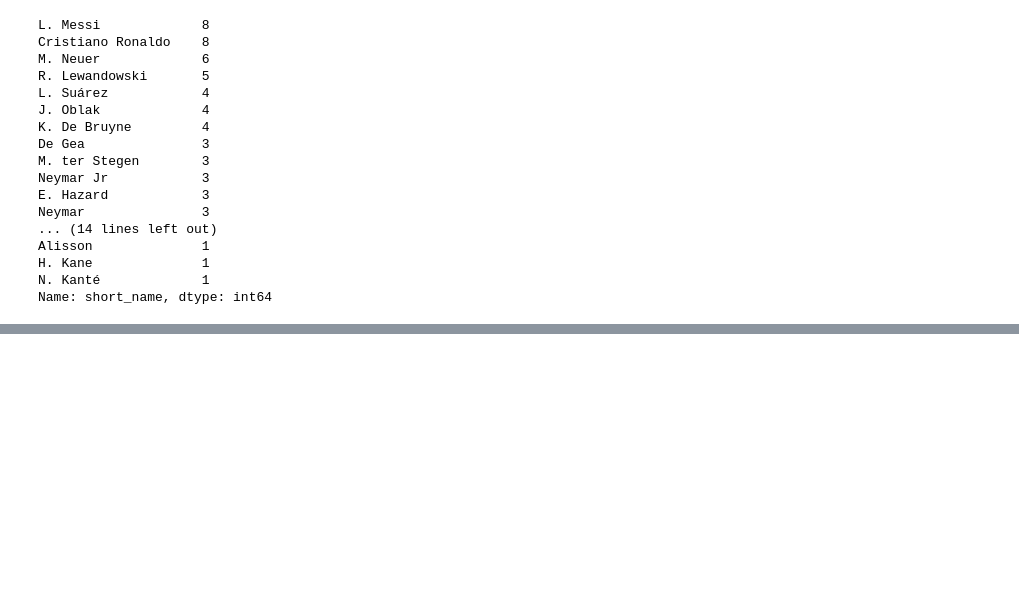
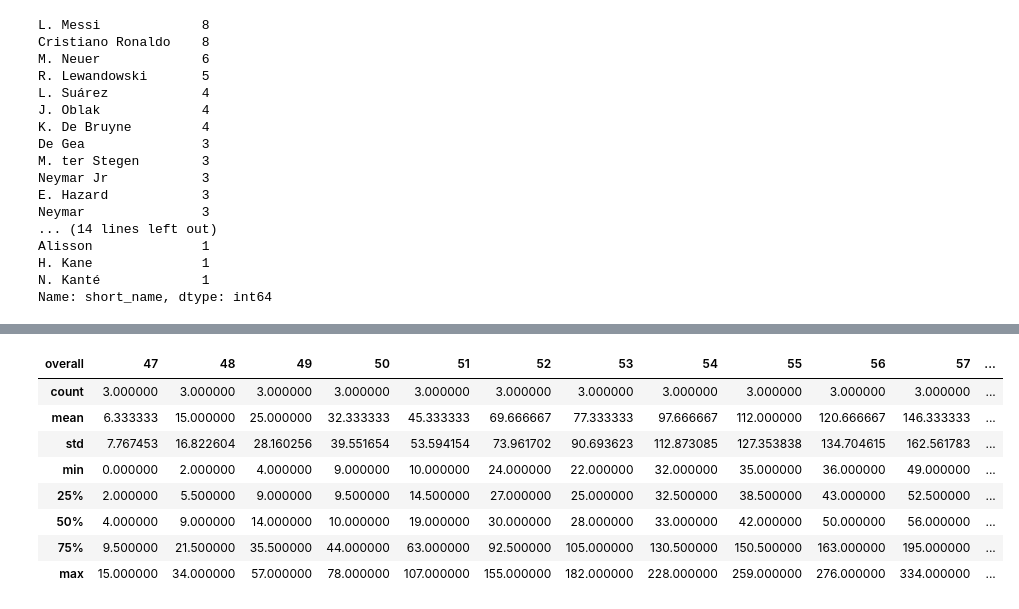
Before and after one commit to kurosakiaduma/fifa_case_study, a Jupyter notebook: fifa_datasets.ipynb, the cells around one changed output, grey strips where cells are left out. Cells and saved outputs as stored; diff of their text form; code cells hidden in the pictures; blank space fills up the shorter version.

```diff
--- a/Untitled.ipynb
+++ b/fifa_datasets.ipynb
@@ -174,0 +235,12 @@ desc_top = pd.cut(top2['overall'], bins=4)
+# %%
+pd.crosstab(players22df.height_rating, players22df.overall).describe()
+# %% [output]
+| overall | 47 | 48 | 49 | 50 | 51 | 52 | 53 | 54 | 55 | 56 | 57 | ... |
+| count | 3.000000 | 3.000000 | 3.000000 | 3.000000 | 3.000000 | 3.000000 | 3.000000 | 3.000000 | 3.000000 | 3.000000 | 3.000000 | ... |
+| mean | 6.333333 | 15.000000 | 25.000000 | 32.333333 | 45.333333 | 69.666667 | 77.333333 | 97.666667 | 112.000000 | 120.666667 | 146.333333 | ... |
+| std | 7.767453 | 16.822604 | 28.160256 | 39.551654 | 53.594154 | 73.961702 | 90.693623 | 112.873085 | 127.353838 | 134.704615 | 162.561783 | ... |
+| min | 0.000000 | 2.000000 | 4.000000 | 9.000000 | 10.000000 | 24.000000 | 22.000000 | 32.000000 | 35.000000 | 36.000000 | 49.000000 | ... |
+| 25% | 2.000000 | 5.500000 | 9.000000 | 9.500000 | 14.500000 | 27.000000 | 25.000000 | 32.500000 | 38.500000 | 43.000000 | 52.500000 | ... |
+| 50% | 4.000000 | 9.000000 | 14.000000 | 10.000000 | 19.000000 | 30.000000 | 28.000000 | 33.000000 | 42.000000 | 50.000000 | 56.000000 | ... |
+| 75% | 9.500000 | 21.500000 | 35.500000 | 44.000000 | 63.000000 | 92.500000 | 105.000000 | 130.500000 | 150.500000 | 163.000000 | 195.000000 | ... |
+| max | 15.000000 | 34.000000 | 57.000000 | 78.000000 | 107.000000 | 155.000000 | 182.000000 | 228.000000 | 259.000000 | 276.000000 | 334.000000 | ... |
```
Also changed, not shown: parts of 22 cells of this notebook.
